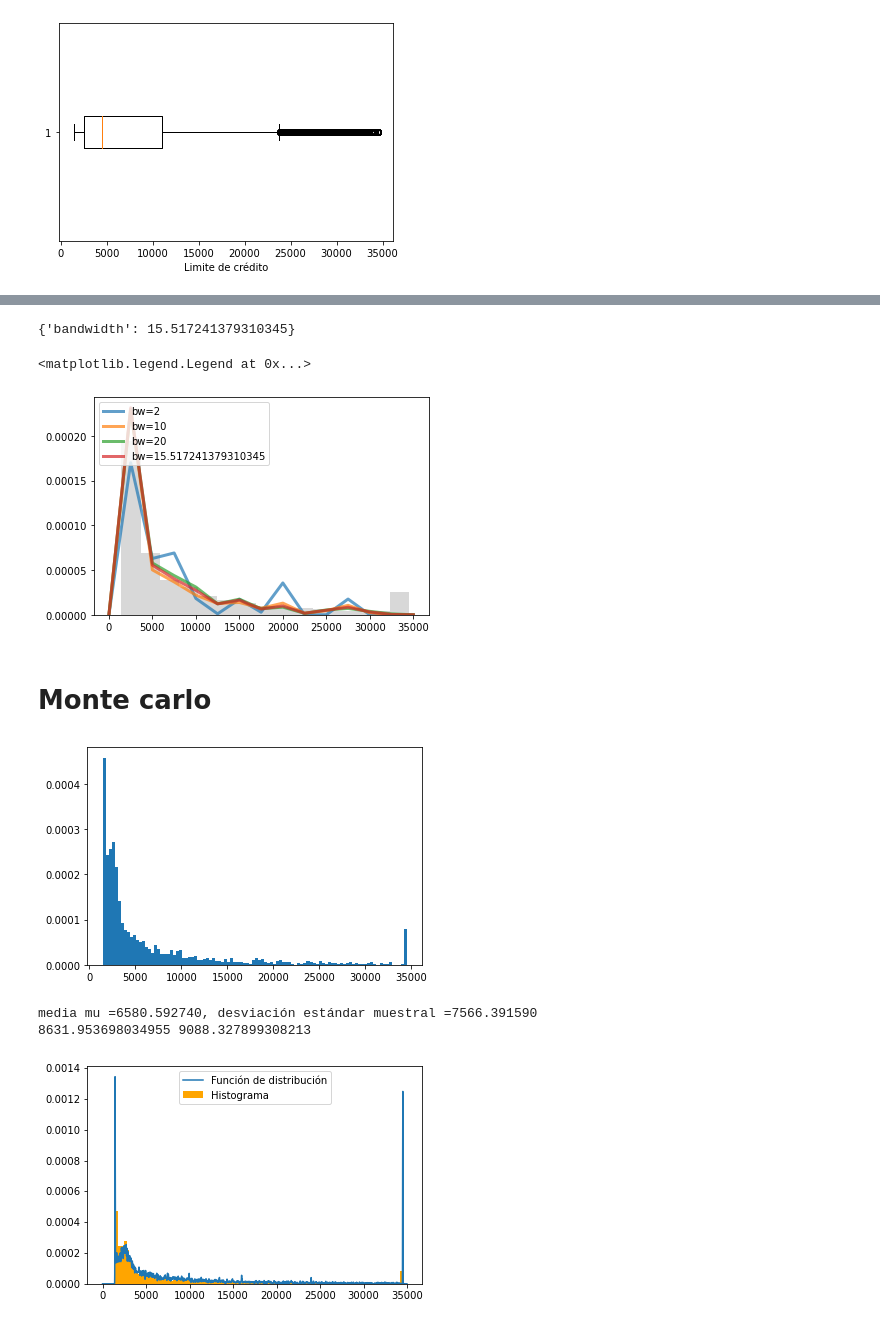
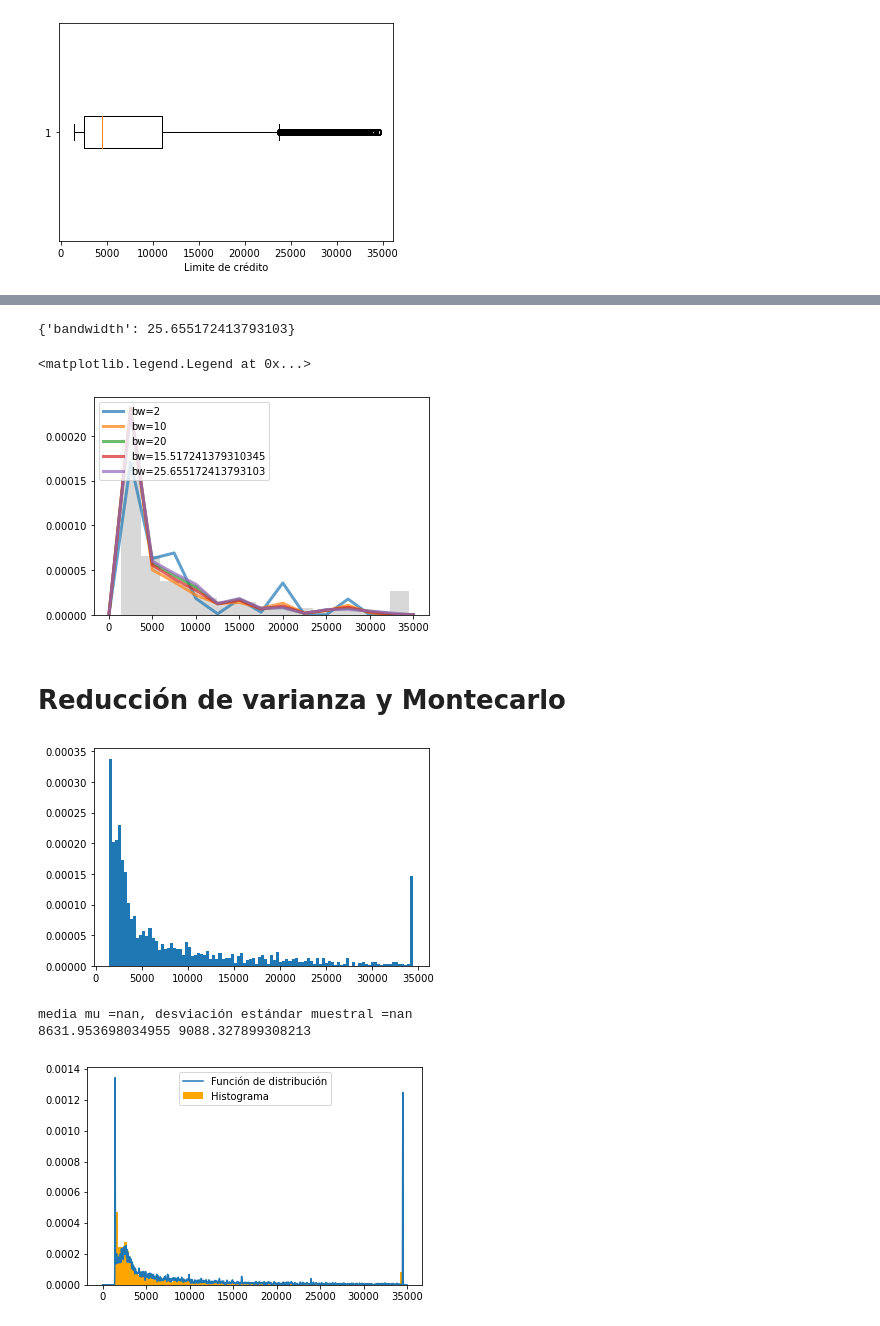
Before and after one commit to IvanArellanoRuelas/ProyectoModulo1_ArellanoI_LafargaI, a Jupyter notebook: ProyectoModulo2_Arellano_Lafarga.ipynb, the cells around one changed output, grey strips where cells are left out. Drawn from its saved outputs; the diff is of its cells as text; code cells hidden in the pictures.

Commit message:
Nodos 1-3

```diff
--- a/ProyectoModulo2_Arellano_Lafarga.ipynb
+++ b/ProyectoModulo2_Arellano_Lafarga.ipynb
@@ -83,7 +83,7 @@ def kde_sklearn(x, x_grid, bandwidth, **kwargs):
     return np.exp(log_pdf)
 
 
-def generador_vad(proba_acum: 'Probabilidad acumulada', indices: 'Valores por generar', N: 'Aleatorios por generar'):
+def generador_var(proba_acum: 'Probabilidad acumulada', indices: 'Valores por generar', N: 'Aleatorios por generar'):
     diccionario = {i: idx for i, idx in enumerate(indices)}
     U = np.random.rand(N)
     y = pd.Series([sum([1 for p in proba_acum if p < ui]) for ui in U]).map(diccionario)
@@ -111,9 +111,7 @@ def muestreo_est(B: 'Número de estratos'):
 # Función que hace las pruebas para ver una distribución que se ajuste mejor al nodo
 def prueba_dist(nodo: "Nodo", bins: 'bins'):
     '''
-    Esta función de devuelve que una gráfica en donde se ve como le quedan distintas distribuciones
-    arbitrarias al nodo que el usuario debe ingresar a estudiar, además del orden de menor a menor
-    de las distribuciones que se podrán usar más adelante.
+    Nos devuelve distribuciones continuas (15) , para poder observar cual se adapta mejor a nuestro nodo
     '''
     d_continuas = [d for d in dir(st) if isinstance(getattr(st, d), getattr(st, "rv_continuous"))]
 
@@ -123,7 +121,7 @@ def prueba_dist(nodo: "Nodo", bins: 'bins'):
     error = pd.DataFrame(columns = ["distribución", "error"])
     i = 0
 
-    for d in d_continuas[10:20]:
+    for d in d_continuas[5:25]:
         try:
             params = getattr(st, d).fit(nodo)
             y_hat = getattr(st, d)(*params).pdf(x)
@@ -146,7 +144,7 @@ def q_q(nodo: "Nodo a simular", distr:"Distribución a comparar"):
     del nodo introducido.
     '''
     # Histograma de las variables creadas
-    divisiones = 20 # Cantidad de barras en el histograma
+    divisiones = 50 # Cantidad de barras en el histograma
     fig, ax = plt.subplots(2,1, figsize=(8,10))
     fig.tight_layout(pad=3.0)
 
@@ -245,0 +238,3 @@ q_q(N_1,'exponnorm')
+# %%
+db_s = db.sample(n = 5000)
+N_1s = np.array(db_s.Credit_Limit)
@@ -247,58 +276,58 @@ q_q(N_1,'exponnorm')
 grid = GridSearchCV(KernelDensity(),
                     {'bandwidth': np.linspace(2, 100, 30)},
                     cv=20) # 20-fold cross-validation
-grid.fit(N_1[:, None])
+grid.fit(N_1s[:, None])
 print(grid.best_params_)
 # %% [output]
-{'bandwidth': 15.517241379310345}
+{'bandwidth': 25.655172413793103}
 # %%
 fig, ax = plt.subplots()
-for bandwidth in [2,10,20,  15.517241379310345]:
+for bandwidth in [2,10,20,  15.517241379310345,25.655172413793103]:
     ax.plot(np.linspace(0,35000,15), kde_sklearn(N_1, np.linspace(0,35000,15), bandwidth=bandwidth),
             label='bw={0}'.format(bandwidth), linewidth=3, alpha=0.7)
-ax.hist(N_1, 15, fc='gray', histtype='stepfilled', alpha=0.3, density=True)
+ax.hist(N_1s, 15, fc='gray', histtype='stepfilled', alpha=0.3, density=True)
 ax.legend(loc='upper left')
 # %% [output]
 <matplotlib.legend.Legend at 0x...>
-[figure, old version]
+[figure, new version]
-# %% [markdown]
-# Monte carlo
+# %% [markdown]
+# Reducción de varianza y Montecarlo
 # %%
 
 # Reducción de varianza y Montecarlo
 N=10000
 
-f_1=kde_sklearn_mod(N_1,  15.517241379310345)
-proba = f_1(np.arange(0,35000,.4))
+f_1=kde_sklearn_mod(N_1s,  25.655172413793103)
+proba = f_1(np.arange(0,35000,.5))
 f_acum = proba.cumsum()
 
 # Reducción con método estratificado
 u = muestreo_est(N)
-funcion2 = lambda u: (generador_vad(f_acum, N_1, N))
+funcion2 = lambda u: (generador_var(f_acum, N_1s, N))
 o=funcion2(u).values
 
-# Reducción por complementarios
+# Reducción por complementario
 
 complements=complementarios_1(N)
-funcion2_1 = lambda u: (generador_vad(f_acum, N_1, N))
+funcion2_1 = lambda u: (generador_var(f_acum, N_1s, N))
 o_2=funcion2(u).values
 
 J = 100  # Cantidad de particiones del histograma
 
 y, x, _ = plt.hist(o, J, density=True)
 plt.show()
 
 # Se obvia el último valor de x para obtener exactamente J muestras de x
 x = x[:-1]
 
 # Media y desviación estándar muestral
 mu = np.mean(o)
 sigma = np.std(o)
 print('media mu =%f, desviación estándar muestral =%f'%(mu,sigma))
 print(N_1.mean(), N_1.std())
 # %% [output]
-[figure, old version]
+[figure, new version]
-media mu =6580.592740, desviación estándar muestral =7566.391590
+media mu =nan, desviación estándar muestral =nan
 8631.953698034955 9088.327899308213
 # %%
 
```
Also changed, not shown: parts of 30 cells of this notebook.
